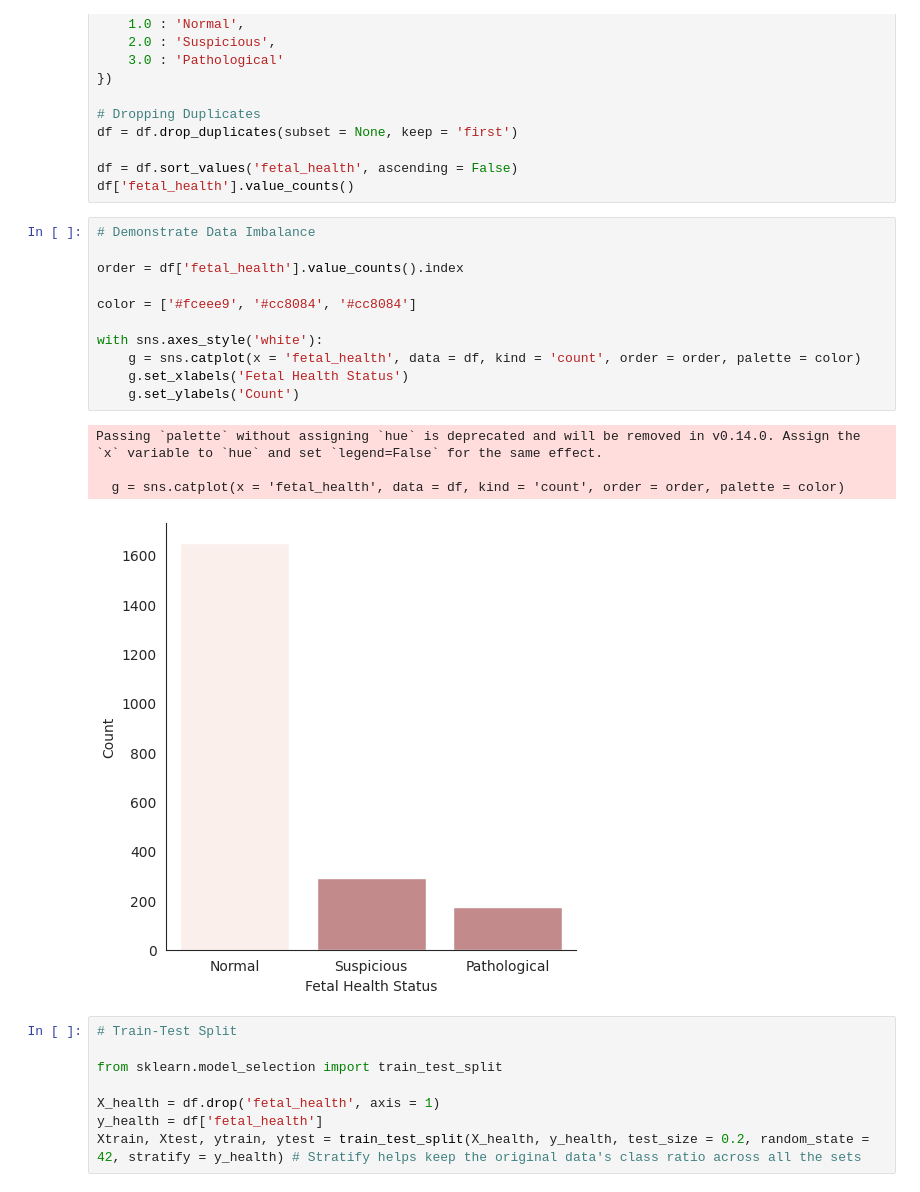
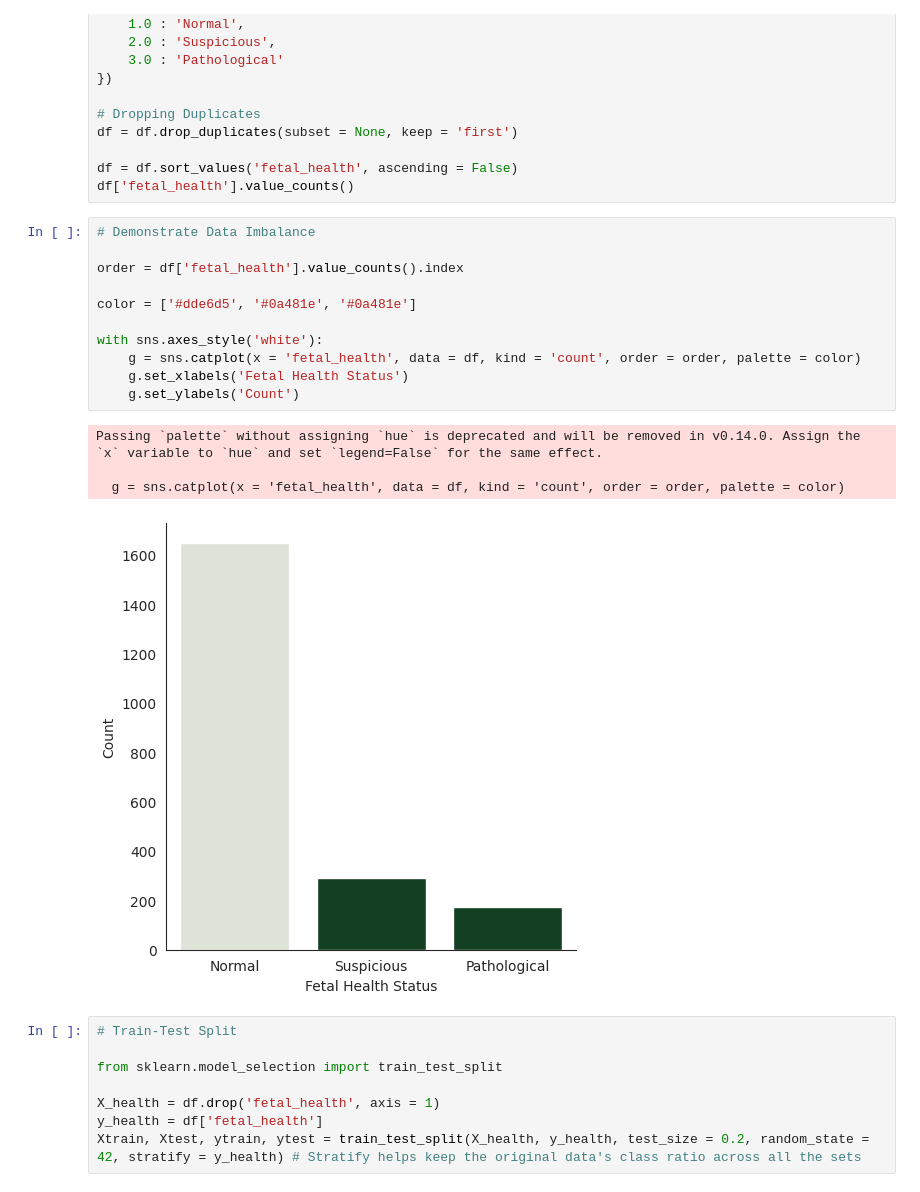
Before and after one commit to nicolehychoi/Fetal-Health-Analysis, a Jupyter notebook: health_analysis.ipynb, the cells around one changed output. Saved outputs shown, nothing was run; the diff lists cells and outputs as text.

```diff
--- a/health_analysis.ipynb
+++ b/health_analysis.ipynb
@@ -29,19 +29,19 @@ df['fetal_health'].value_counts()
 # %%
 # Demonstrate Data Imbalance
 
 order = df['fetal_health'].value_counts().index
 
-color = ['#fceee9', '#cc8084', '#cc8084']
+color = ['#dde6d5', '#0a481e', '#0a481e']
 
 with sns.axes_style('white'):
     g = sns.catplot(x = 'fetal_health', data = df, kind = 'count', order = order, palette = color)
     g.set_xlabels('Fetal Health Status')
     g.set_ylabels('Count')
 # %% [output]
 Passing `palette` without assigning `hue` is deprecated and will be removed in v0.14.0. Assign the `x` variable to `hue` and set `legend=False` for the same effect.
 
   g = sns.catplot(x = 'fetal_health', data = df, kind = 'count', order = order, palette = color)
-[figure, old version]
+[figure, new version]
 # %%
 # Train-Test Split
 
```
Also changed, not shown: parts of 5 cells of this notebook.
